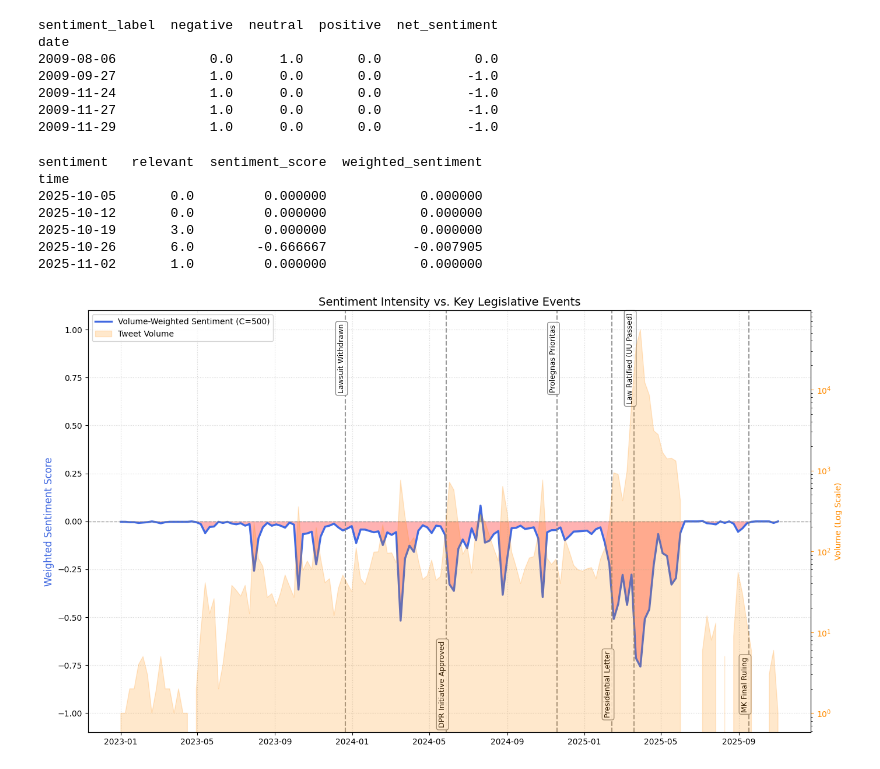
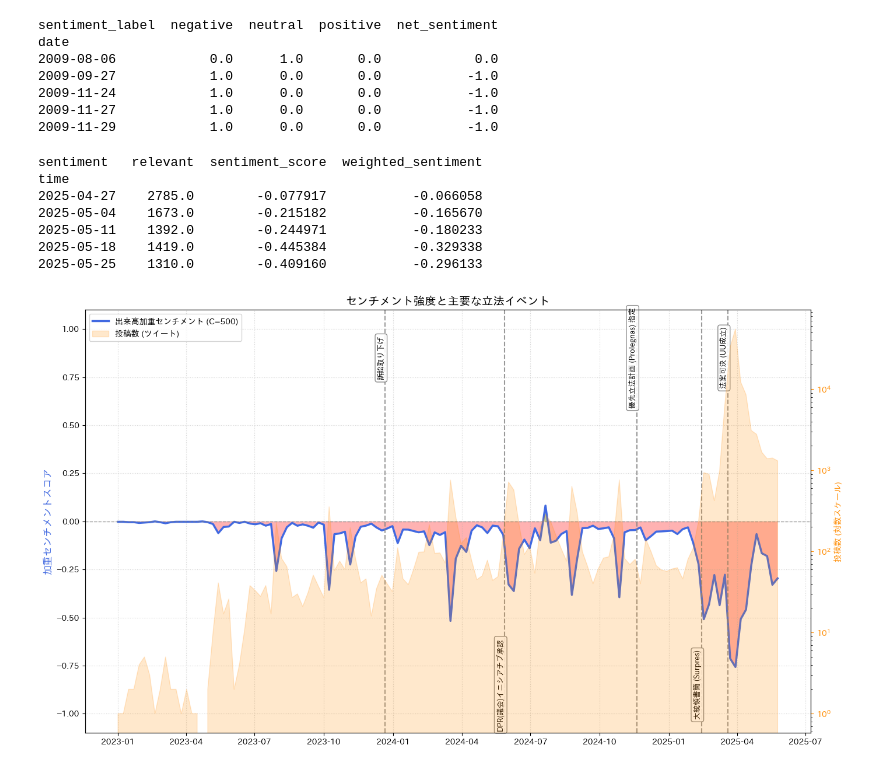
Before and after one commit to SorataBaka/2025-graduation-research, a Jupyter notebook: relevancy-classifier/11. time_series_analysis.ipynb, the cells around one changed output. Cells and saved outputs as stored; diff of their text form; code cells hidden in the pictures.

```diff
--- a/relevancy-classifier/11. time_series_analysis.ipynb
+++ b/relevancy-classifier/11. time_series_analysis.ipynb
@@ -113,41 +113,40 @@ weekly_counts['weighted_sentiment'] = weekly_counts['sentiment_score'] * weekly_
 
 # 5. Filter for Date Range (Optional)
 start_date = '2023-01-01'
-weekly_data = weekly_counts[weekly_counts.index >= start_date].copy()
+end_data = '2025-05-31'
+weekly_data = weekly_counts[(weekly_counts.index >= start_date) & (weekly_counts.index <= end_data)].copy()
 
 # Output check
 print(weekly_data[['relevant', 'sentiment_score', 'weighted_sentiment']].tail())
 # %% [output]
 sentiment   relevant  sentiment_score  weighted_sentiment
 time
-2025-10-05       0.0         0.000000            0.000000
-2025-10-12       0.0         0.000000            0.000000
-2025-10-19       3.0         0.000000            0.000000
-2025-10-26       6.0        -0.666667           -0.007905
-2025-11-02       1.0         0.000000            0.000000
+2025-04-27    2785.0        -0.077917           -0.066058
+2025-05-04    1673.0        -0.215182           -0.165670
+2025-05-11    1392.0        -0.244971           -0.180233
+2025-05-18    1419.0        -0.445384           -0.329338
+2025-05-25    1310.0        -0.409160           -0.296133
 # %%
 import pandas as pd
 import matplotlib.pyplot as plt
 import matplotlib.dates as mdates
+import japanize_matplotlib
+# --- O. Ensure Light Theme & Japanese Font Support ---
+plt.style.use('default')
+plt.rcParams['font.family'] = 'IPAexGothic'  # Example Japanese font; ensure it's installed
 
-# --- O. Ensure Light Theme ---
-# Reset matplotlib to default white background style
-plt.style.use('default')
-
-# --- 1. Event Data Array (Phase 2 Revision Timeline) ---
+# --- 1. Event Data Array (Translated) ---
 key_events = [
-    {"date": "2023-12-21", "label": "Lawsuit Withdrawn"},
-    {"date": "2024-05-28", "label": "DPR Initiative Approved"},
-    {"date": "2024-11-19", "label": "Prolegnas Prioritas"},
-    {"date": "2025-02-13", "label": "Presidential Letter"},
-    {"date": "2025-03-20", "label": "Law Ratified (UU Passed)"},
-    {"date": "2025-09-17", "label": "MK Final Ruling"}
+    {"date": "2023-12-21", "label": "訴訟取り下げ"},
+    {"date": "2024-05-28", "label": "DPR(議会)イニシアチブ承認"},
+    {"date": "2024-11-19", "label": "優先立法計画 (Prolegnas) 指定"},
+    {"date": "2025-02-13", "label": "大統領書簡 (Surpres)"},
+    {"date": "2025-03-20", "label": "法案可決 (UU成立)"},
+    {"date": "2025-09-17", "label": "憲法裁判所 (MK) 最終判決"}
 ]
 
-# --- 2. Processing (Your Existing Logic) ---
-# Assuming 'weekly_data' exists and has columns: ['sentiment_score', 'relevant']
-# Assuming weekly_data index is already datetime from previous steps
-
+# --- 2. Processing (Unchanged Logic) ---
+# Assuming 'weekly_data' is already loaded in your environment
 C = 500
 weekly_data['trust_factor'] = weekly_data['relevant'] / (weekly_data['relevant'] + C)
 weekly_data['weighted_sentiment'] = weekly_data['sentiment_score'] * weekly_data['trust_factor']
@@ -158,12 +157,12 @@ fig, ax1 = plt.subplots(figsize=(14, 8))
 # Plot Weighted Sentiment
 ax1.plot(weekly_data.index,
          weekly_data['weighted_sentiment'],
-         label=f'Volume-Weighted Sentiment (C={C})',
+         label=f'出来高加重センチメント (C={C})', # Volume-Weighted Sentiment
          color='royalblue',
          linewidth=2.5,
          zorder=2)
 
-# Zero Line (Changed color to gray for light mode)
+# Zero Line
 ax1.axhline(0, color='gray', linestyle='--', linewidth=1, alpha=0.7)
 
 # Fill Areas
@@ -174,54 +173,50 @@ ax1.fill_between(weekly_data.index, weekly_data['weighted_sentiment'], 0,
                  where=(weekly_data['weighted_sentiment'] <= 0),
                  facecolor='red', alpha=0.3, interpolate=True)
 
-ax1.set_ylabel('Weighted Sentiment Score', color='royalblue', fontsize=12)
+ax1.set_ylabel('加重センチメントスコア', color='royalblue', fontsize=12) # Weighted Sentiment Score
 ax1.set_ylim(-1.1, 1.1)
-ax1.grid(True, linestyle=':', alpha=0.5) # Slightly darker grid for visibility
+ax1.grid(True, linestyle=':', alpha=0.5)
 
 # Plot Volume (Log Scale)
 ax2 = ax1.twinx()
 ax2.fill_between(weekly_data.index,
                  weekly_data['relevant'],
                  color='darkorange',
-                 alpha=0.2, # Slightly higher alpha for visibility on white
-                 label='Tweet Volume')
+                 alpha=0.2,
+                 label='投稿数 (ツイート)') # Tweet Volume
 ax2.set_yscale('log')
-ax2.set_ylabel('Volume (Log Scale)', color='darkorange')
-# Ensure right y-axis ticks use the correct color
+ax2.set_ylabel('投稿数 (対数スケール)', color='darkorange') # Volume (Log Scale)
 ax2.tick_params(axis='y', colors='darkorange')
-
 
 # --- NEW: Add Vertical Bars for Events ---
 for i, event in enumerate(key_events):
     event_date = pd.to_datetime(event['date'])
 
-    # Only plot if event is within the data range
     if event_date >= weekly_data.index.min() and event_date <= weekly_data.index.max():
-        # 1. Draw Vertical Line (Changed to gray)
+        # 1. Draw Vertical Line
         ax1.axvline(x=event_date, color='gray', linestyle='--', linewidth=1.5, alpha=0.8)
 
-        # 2. Add Label (Staggered height to avoid overlap)
+        # 2. Add Label
         y_pos = 0.85 if i % 2 == 0 else -0.85
 
         ax1.text(x=event_date,
                  y=y_pos,
                  s=event['label'],
                  rotation=90,
-                 color='black', # Changed text to black
+                 color='black',
                  fontsize=9,
                  ha='right',
                  va='center',
-                 # Changed box to white face, gray edge
                  bbox=dict(boxstyle="round,pad=0.3", fc="white", ec="gray", alpha=0.9))
 
-plt.title('Sentiment Intensity vs. Key Legislative Events', fontsize=14)
+plt.title('センチメント強度と主要な立法イベント', fontsize=14) # Sentiment Intensity vs Events
 
 # Combine Legends
 lines1, labels1 = ax1.get_legend_handles_labels()
 lines2, labels2 = ax2.get_legend_handles_labels()
 ax1.legend(lines1 + lines2, labels1 + labels2, loc='upper left')
 
 plt.tight_layout()
 plt.show()
 # %% [output]
-[figure, old version]
+[figure, new version]
```
Also changed, not shown: parts of 3 cells of this notebook, 3 other files.
